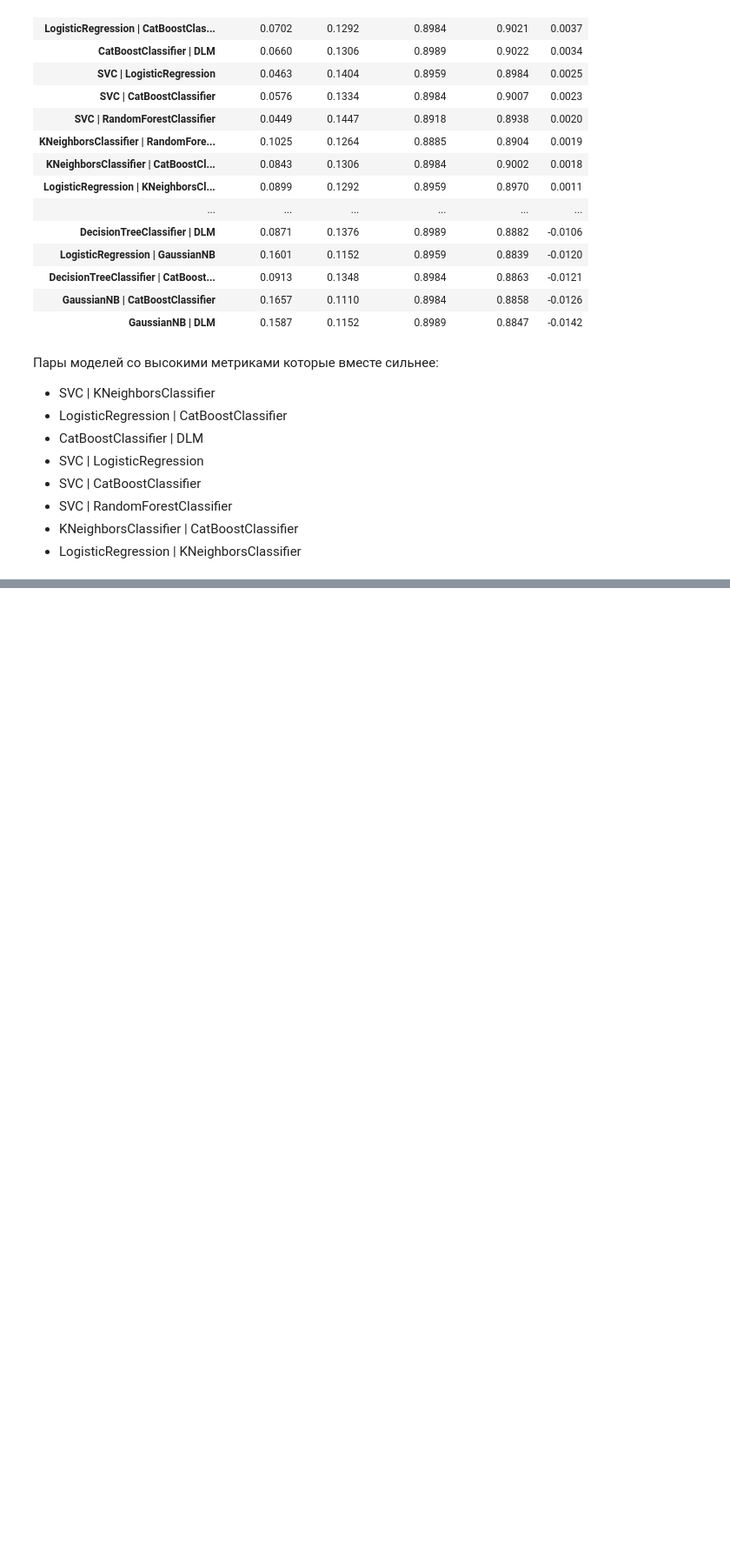
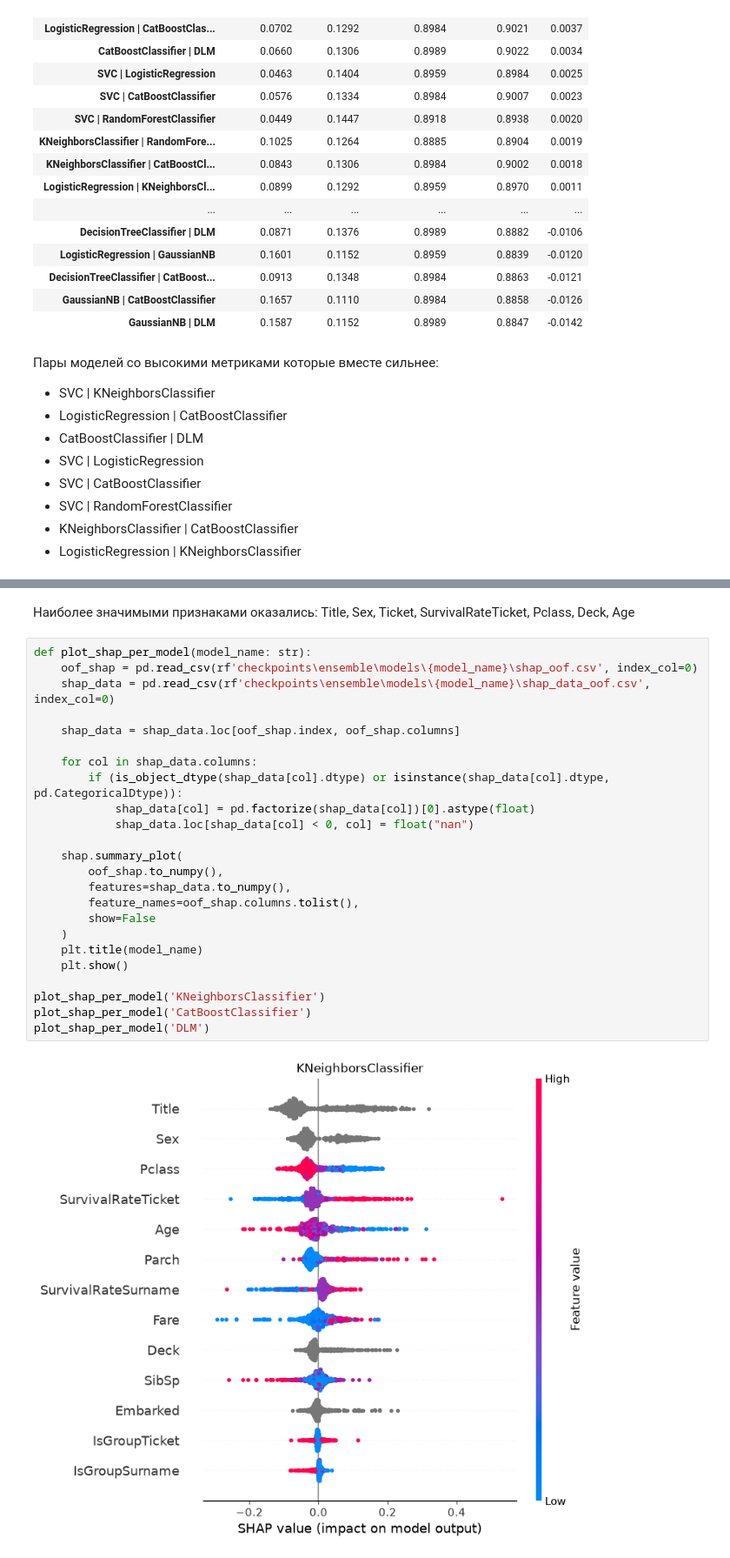
Before and after one commit to kh4beep/Titanic, a Jupyter notebook: draft.ipynb, the cells around one changed output, grey strips where cells are left out. Shown at 87% size. Drawn from its saved outputs; the diff is of its cells as text; blank space fills up the shorter version.

```diff
--- a/draft.ipynb
+++ b/draft.ipynb
@@ -620,0 +621,28 @@ a['pairs']
+# %% [markdown]
+Наиболее значимыми признаками оказались: Title, Sex, Ticket, SurvivalRateTicket, Pclass, Deck, Age
+# %%
+def plot_shap_per_model(model_name: str):
+    oof_shap = pd.read_csv(rf'checkpoints\ensemble\models\{model_name}\shap_oof.csv', index_col=0)
+    shap_data = pd.read_csv(rf'checkpoints\ensemble\models\{model_name}\shap_data_oof.csv', index_col=0)
+
+    shap_data = shap_data.loc[oof_shap.index, oof_shap.columns]
+
+    for col in shap_data.columns:
+        if (is_object_dtype(shap_data[col].dtype) or isinstance(shap_data[col].dtype, pd.CategoricalDtype)):
+            shap_data[col] = pd.factorize(shap_data[col])[0].astype(float)
+            shap_data.loc[shap_data[col] < 0, col] = float("nan")
+
+    shap.summary_plot(
+        oof_shap.to_numpy(),
+        features=shap_data.to_numpy(),
+        feature_names=oof_shap.columns.tolist(),
+        show=False
+    )
+    plt.title(model_name)
+    plt.show()
+
+plot_shap_per_model('KNeighborsClassifier')
+plot_shap_per_model('CatBoostClassifier')
+plot_shap_per_model('DLM')
+# %% [output]
+[figure, added]
```
Also changed, not shown: parts of 8 cells of this notebook, 12 other files.
